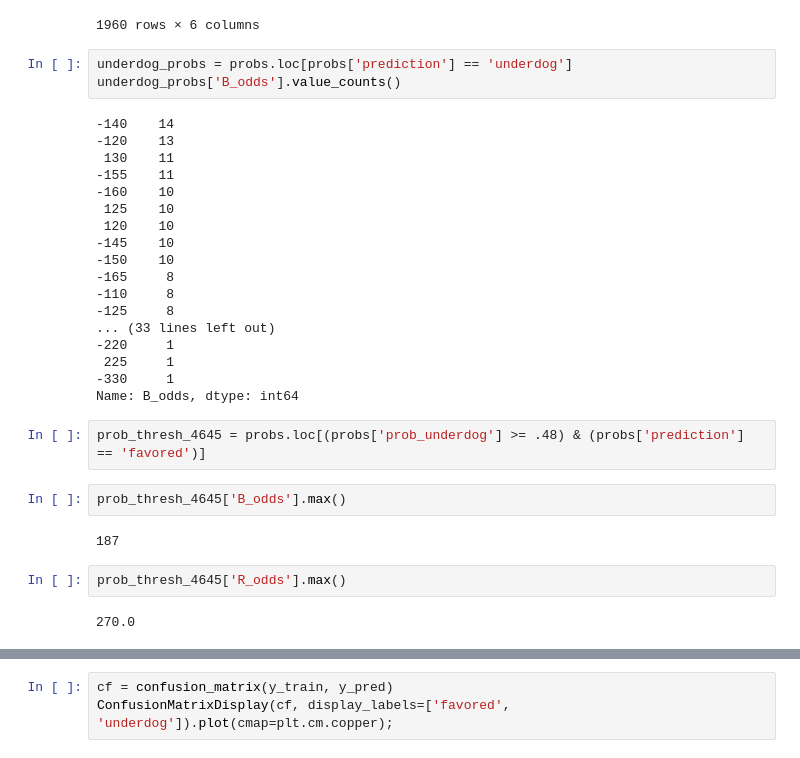
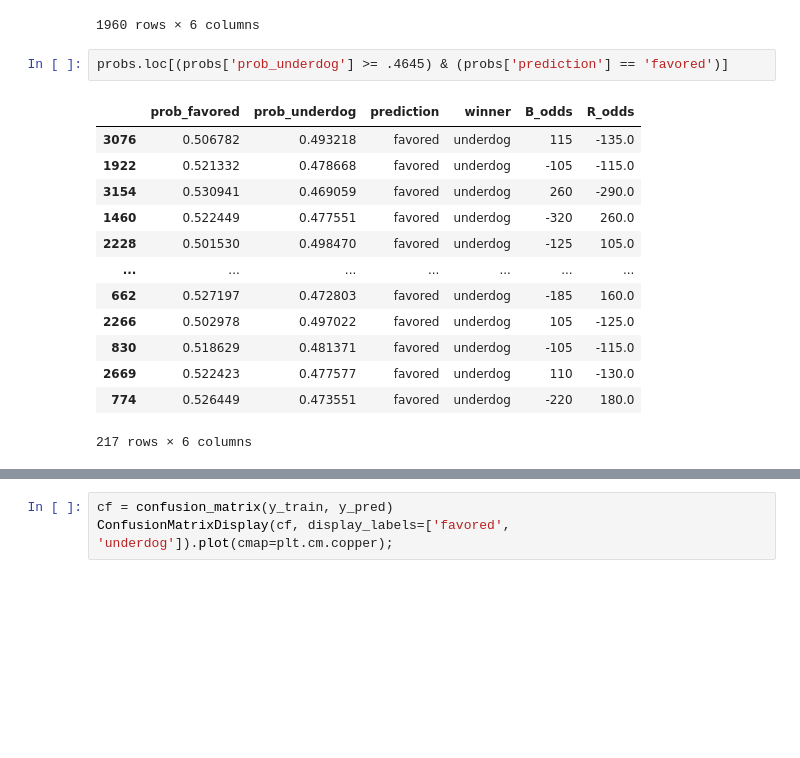
Before and after one commit to Ben-Gilbert333/Predicting_UFC_Winners, a Jupyter notebook: predicting_ufc_winners.ipynb, the cells around one changed output, grey strips where cells are left out. Saved outputs shown, nothing was run; the diff lists cells and outputs as text; blank space fills up the shorter version.

```diff
--- a/predicting_ufc_winners.ipynb
+++ b/predicting_ufc_winners.ipynb
@@ -1525,36 +1525,21 @@ probs
 | 1675 | 0.601024 | 0.398976 | favored | favored | 105 | -125.0 |
 | 2814 | 0.538644 | 0.461356 | favored | underdog | 160 | -170.0 |
 1960 rows × 6 columns
-# %%
-underdog_probs = probs.loc[probs['prediction'] == 'underdog']
-underdog_probs['B_odds'].value_counts()
-# %% [output]
--140    14
--120    13
- 130    11
--155    11
--160    10
- 125    10
- 120    10
--145    10
--150    10
--165     8
--110     8
--125     8
-... (33 lines left out)
--220     1
- 225     1
--330     1
-Name: B_odds, dtype: int64
 # %%
-prob_thresh_4645 = probs.loc[(probs['prob_underdog'] >= .48) & (probs['prediction'] == 'favored')]
+probs.loc[(probs['prob_underdog'] >= .4645) & (probs['prediction'] == 'favored')]
+# %% [output]
+|  | prob_favored | prob_underdog | prediction | winner | B_odds | R_odds |
+| 3076 | 0.506782 | 0.493218 | favored | underdog | 115 | -135.0 |
+| 1922 | 0.521332 | 0.478668 | favored | underdog | -105 | -115.0 |
+| 3154 | 0.530941 | 0.469059 | favored | underdog | 260 | -290.0 |
+| 1460 | 0.522449 | 0.477551 | favored | underdog | -320 | 260.0 |
+| 2228 | 0.501530 | 0.498470 | favored | underdog | -125 | 105.0 |
+| ... | ... | ... | ... | ... | ... | ... |
+| 662 | 0.527197 | 0.472803 | favored | underdog | -185 | 160.0 |
+| 2266 | 0.502978 | 0.497022 | favored | underdog | 105 | -125.0 |
+| 830 | 0.518629 | 0.481371 | favored | underdog | -105 | -115.0 |
+| 2669 | 0.522423 | 0.477577 | favored | underdog | 110 | -130.0 |
+| 774 | 0.526449 | 0.473551 | favored | underdog | -220 | 180.0 |
+217 rows × 6 columns
-# %%
-prob_thresh_4645['B_odds'].max()
-# %% [output]
-187
-# %%
-prob_thresh_4645['R_odds'].max()
-# %% [output]
-270.0
 # %%
 predictions = sc_pipe.predict_proba(X_train)
```
Also changed, not shown: parts of 13 cells of this notebook, 3 other files.
